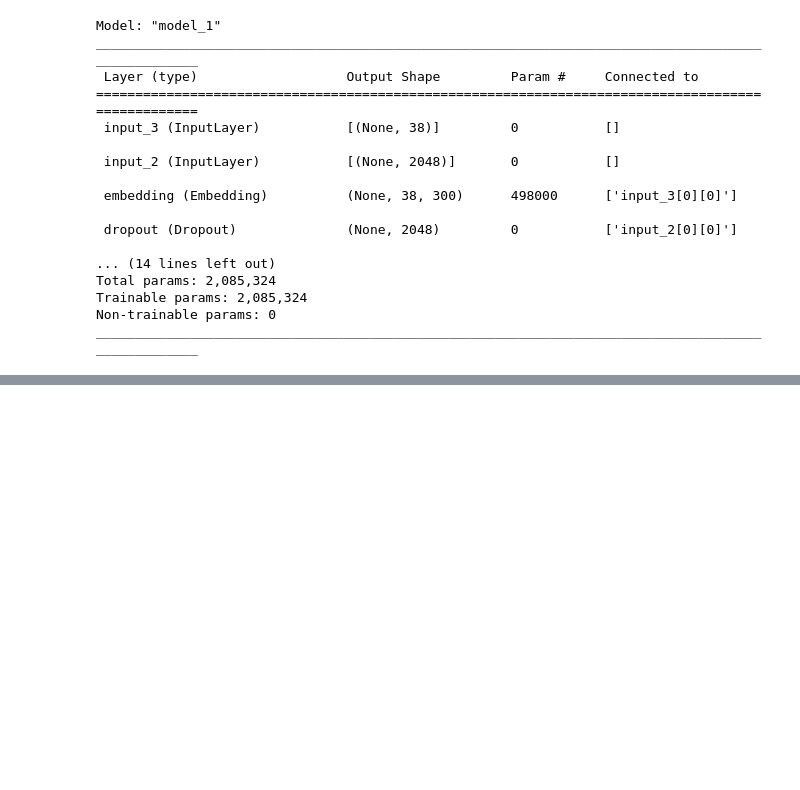
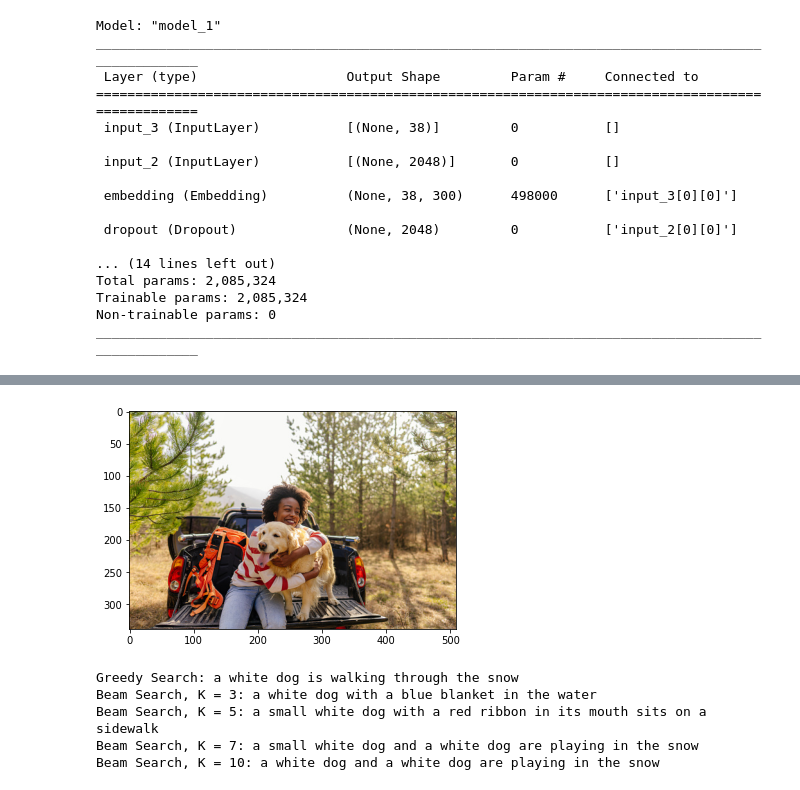
Before and after one commit to LAnnamaria/quotes_for_posts_783, a Jupyter notebook: scripts/mohan/Untitled11.ipynb, the cells around one changed output, grey strips where cells are left out. Saved outputs shown, nothing was run; the diff lists cells and outputs as text; code cells hidden in the pictures; blank space fills up the shorter version.

```diff
--- a/scripts/mohan/Untitled11.ipynb
+++ b/scripts/mohan/Untitled11.ipynb
@@ -394,0 +457,23 @@ print("Beam Search, K = 10:",beam_search_predictions(image, beam_index = 10))
+# %%
+pic3 = 'Flicker8k_Dataset/1319657625-170667a.jpg'
+inp3 = image.load_img(pic3,target_size=(299,299))
+inp3 = image.img_to_array(inp3)
+x3 = np.expand_dims(inp3, axis=0)
+x3 = preprocess_input(x3)
+image3 = encode_new_image(x3).reshape((1,2048))
+plt.imshow(plt.imread(pic3))
+plt.show()
+# %% [output]
+[figure, added]
+# %%
+print("Greedy Search:",greedySearch(image3))
+print("Beam Search, K = 3:",beam_search_predictions(image3, beam_index = 3))
+print("Beam Search, K = 5:",beam_search_predictions(image3, beam_index = 5))
+print("Beam Search, K = 7:",beam_search_predictions(image3, beam_index = 7))
+print("Beam Search, K = 10:",beam_search_predictions(image3, beam_index = 10))
+# %% [output]
+Greedy Search: a white dog is walking through the snow
+Beam Search, K = 3: a white dog with a blue blanket in the water
+Beam Search, K = 5: a small white dog with a red ribbon in its mouth sits on a sidewalk
+Beam Search, K = 7: a small white dog and a white dog are playing in the snow
+Beam Search, K = 10: a white dog and a white dog are playing in the snow
```
Also changed, not shown: parts of 13 cells of this notebook, 3 other files.
